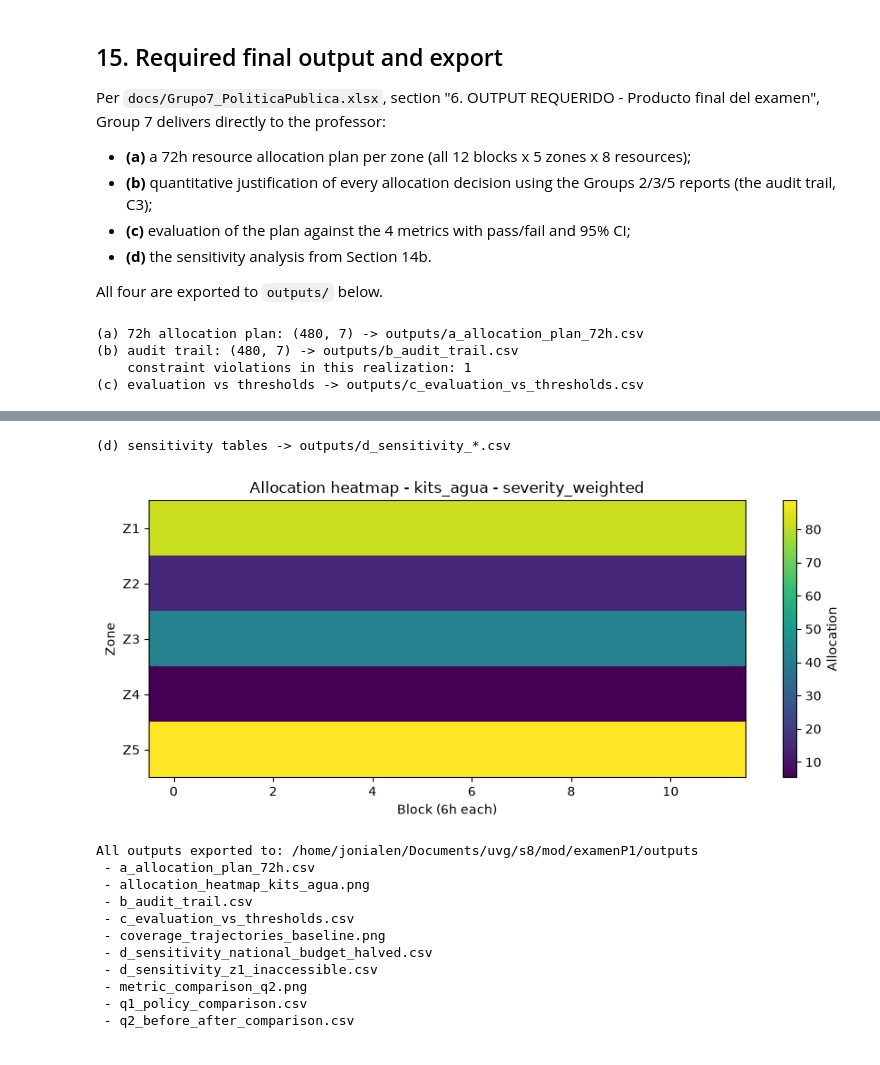
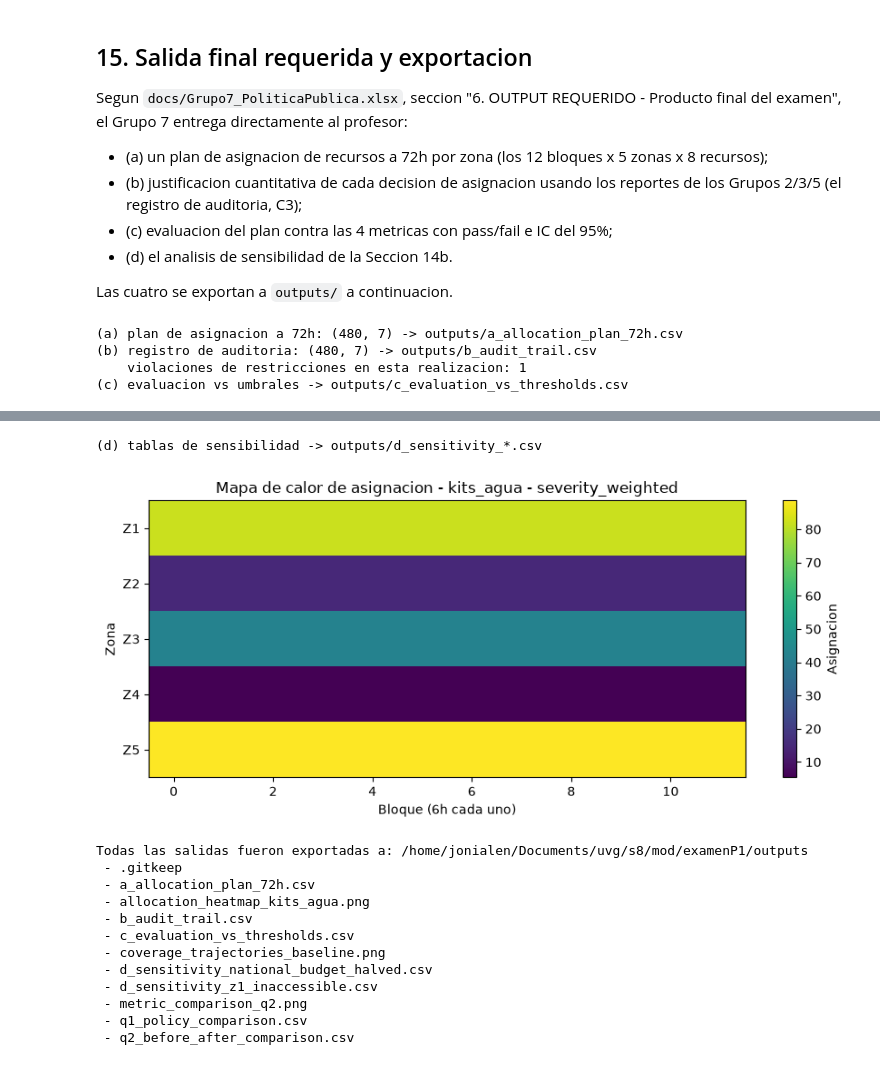
Before and after one commit to Qu3zada22/examen1-deep, a Jupyter notebook: notebooks/main.ipynb, the cells around one changed output, grey strips where cells are left out. Drawn from its saved outputs; the diff is of its cells as text; code cells hidden in the pictures.

```diff
--- a/notebooks/main.ipynb
+++ b/notebooks/main.ipynb
@@ -1282,7 +1311,7 @@ def run_replications(params, policy, n=None, seed=None, exchange=None, n_blocks=
 
 
 def summarize(array, axis=0):
-    """Return (mean, ci_lo, ci_hi) using the 2.5/97.5 percentiles as a 95% CI."""
+    """Retorna (mean, ci_lo, ci_hi) usando los percentiles 2.5/97.5 como IC del 95%."""
     alpha = 1.0 - CI_LEVEL
     lo = np.percentile(array, 100 * alpha / 2, axis=axis)
     hi = np.percentile(array, 100 * (1 - alpha / 2), axis=axis)
@@ -1291,7 +1320,7 @@ def summarize(array, axis=0):
 
 
 def compare(result_a, result_b):
-    """Per-metric delta table (result_b - result_a) with 95% CIs."""
+    """Tabla de deltas por metrica (result_b - result_a) con IC del 95%."""
     rows = []
     for name in result_a["metrics"]:
         a, b = result_a["metrics"][name], result_b["metrics"][name]
@@ -1309,6 +1338,6 @@ def compare(result_a, result_b):
     return pd.DataFrame(rows)
 
 
-print("Monte Carlo utilities ready. N_REPLICATIONS =", N_REPLICATIONS,
-      f"(assignment minimum: {ASSIGNMENT_MIN_REPLICATIONS})")
+print("Utilidades de Monte Carlo listas. N_REPLICATIONS =", N_REPLICATIONS,
+      f"(minimo del enunciado: {ASSIGNMENT_MIN_REPLICATIONS})")
 # %% [output]
@@ -1621,22 +1654,20 @@ placeholder assumption can distort a metric's interpretation.
 # %% [markdown]
-## 15. Required final output and export
+## 15. Salida final requerida y exportacion
 
-Per `docs/Grupo7_PoliticaPublica.xlsx`, section
-"6. OUTPUT REQUERIDO - Producto final del examen", Group 7 delivers
-directly to the professor:
+Segun `docs/Grupo7_PoliticaPublica.xlsx`, seccion "6. OUTPUT REQUERIDO -
+Producto final del examen", el Grupo 7 entrega directamente al profesor:
 
-- **(a)** a 72h resource allocation plan per zone (all 12 blocks x 5 zones
-  x 8 resources);
-- **(b)** quantitative justification of every allocation decision using the
-  Groups 2/3/5 reports (the audit trail, C3);
-- **(c)** evaluation of the plan against the 4 metrics with pass/fail and
-  95% CI;
-- **(d)** the sensitivity analysis from Section 14b.
+- (a) un plan de asignacion de recursos a 72h por zona (los 12 bloques x 5
+  zonas x 8 recursos);
+- (b) justificacion cuantitativa de cada decision de asignacion usando los
+  reportes de los Grupos 2/3/5 (el registro de auditoria, C3);
+- (c) evaluacion del plan contra las 4 metricas con pass/fail e IC del 95%;
+- (d) el analisis de sensibilidad de la Seccion 14b.
 
-All four are exported to `outputs/` below.
+Las cuatro se exportan a `outputs/` a continuacion.
 # %%
-# (a) 72h allocation plan: one deterministic run of the selected policy
-# over the full horizon, exported as a long-format table.
+# (a) Plan de asignacion a 72h: una corrida deterministica de la politica
+# seleccionada sobre el horizonte completo, exportada como tabla en formato largo.
 rng_final = np.random.default_rng(DEFAULT_SEED)
 final_result = simulate(params, POLICIES[SELECTED_POLICY], rng_final, exchange=exchange)
 
@@ -1655,18 +1686,18 @@ for t in range(final_result.n_blocks):
             })
 allocation_plan_72h = pd.DataFrame(plan_rows)
 allocation_plan_72h.to_csv(OUTPUTS / "a_allocation_plan_72h.csv", index=False)
-print("(a) 72h allocation plan:", allocation_plan_72h.shape, "-> outputs/a_allocation_plan_72h.csv")
+print("(a) plan de asignacion a 72h:", allocation_plan_72h.shape, "-> outputs/a_allocation_plan_72h.csv")
 
-# (b) audit trail (C3 - quantitative justification of every decision).
+# (b) Registro de auditoria (C3, justificacion cuantitativa de cada decision).
 final_audit_trail = build_audit_trail(final_result, params, SELECTED_POLICY)
 final_audit_trail.to_csv(OUTPUTS / "b_audit_trail.csv", index=False)
-print("(b) audit trail:", final_audit_trail.shape, "-> outputs/b_audit_trail.csv")
+print("(b) registro de auditoria:", final_audit_trail.shape, "-> outputs/b_audit_trail.csv")
 
 final_violations = check_constraints(final_result, params)
-print(f"    constraint violations in this realization: {len(final_violations)}")
+print(f"    violaciones de restricciones en esta realizacion: {len(final_violations)}")
 
-# (c) evaluation against the 4 metrics, with pass/fail and 95% CI (from the
-# Monte Carlo run already computed for the selected policy in Section 12/14b).
+# (c) Evaluacion contra las 4 metricas, con pass/fail e IC del 95% (a partir
+# de la corrida de Monte Carlo ya calculada para la politica seleccionada en la Seccion 12/14b).
 eval_rows = []
 for name in METRICS:
     mean, lo, hi = summarize(baseline_sens_mc["metrics"][name])
@@ -1674,46 +1705,47 @@ for name in METRICS:
     passed = (mean < d["threshold"]) if d["direction"] == "lower_is_better" else (mean > d["threshold"])
     eval_rows.append({
         "metric": name, "label": d["label"], "mean": mean, "ci_lo": lo, "ci_hi": hi,
         "threshold": d["threshold"], "weight": d["weight"], "pass": passed,
     })
 evaluation_table = pd.DataFrame(eval_rows)
 evaluation_table.to_csv(OUTPUTS / "c_evaluation_vs_thresholds.csv", index=False)
-print("(c) evaluation vs thresholds -> outputs/c_evaluation_vs_thresholds.csv")
+print("(c) evaluacion vs umbrales -> outputs/c_evaluation_vs_thresholds.csv")
 display(evaluation_table)
 
-# (d) sensitivity analysis tables (Section 14b).
+# (d) Tablas del analisis de sensibilidad (Seccion 14b).
 sensitivity_budget_table.to_csv(OUTPUTS / "d_sensitivity_national_budget_halved.csv", index=False)
 sensitivity_z1_table.to_csv(OUTPUTS / "d_sensitivity_z1_inaccessible.csv", index=False)
-print("(d) sensitivity tables -> outputs/d_sensitivity_*.csv")
+print("(d) tablas de sensibilidad -> outputs/d_sensitivity_*.csv")
 
-# Also export the Q1/Q2 tables and key figures.
+# Tambien exportar las tablas de Q1/Q2 y las figuras clave.
 q1_table.to_csv(OUTPUTS / "q1_policy_comparison.csv")
 q2_comparison_table.to_csv(OUTPUTS / "q2_before_after_comparison.csv", index=False)
 
 fig = plot_allocation_heatmap(
     final_result.allocation[:, :, RESOURCE_TYPES.index("kits_agua")],
-    title=f"Allocation heatmap - kits_agua - {SELECTED_POLICY}",
+    title=f"Mapa de calor de asignacion - kits_agua - {SELECTED_POLICY}",
     savepath=OUTPUTS / "allocation_heatmap_kits_agua.png",
 )
 plt.show()
 
 print()
-print("All outputs exported to:", OUTPUTS)
+print("Todas las salidas fueron exportadas a:", OUTPUTS)
 for p in sorted(OUTPUTS.iterdir()):
     print(" -", p.name)
 # %% [output]
-(a) 72h allocation plan: (480, 7) -> outputs/a_allocation_plan_72h.csv
-(b) audit trail: (480, 7) -> outputs/b_audit_trail.csv
-    constraint violations in this realization: 1
-(c) evaluation vs thresholds -> outputs/c_evaluation_vs_thresholds.csv
+(a) plan de asignacion a 72h: (480, 7) -> outputs/a_allocation_plan_72h.csv
+(b) registro de auditoria: (480, 7) -> outputs/b_audit_trail.csv
+    violaciones de restricciones en esta realizacion: 1
+(c) evaluacion vs umbrales -> outputs/c_evaluation_vs_thresholds.csv
 |  | metric | label | mean | ci_lo | ci_hi | threshold | weight | pass |
 | 0 | M1_tasa_mortalidad_evitable | Tasa de mortalidad evitable | 6.985255 | 6.801867 | 7.160336 | 15.0 | 0.30 | True |
 | 1 | M2_tiempo_promedio_respuesta | Tiempo promedio de respuesta (hor... | 0.000000 | 0.000000 | 0.000000 | 6.0 | 0.25 | True |
 | 2 | M3_cobertura_suministros | Cobertura de suministros en 24h (%) | 29.308137 | 24.818241 | 33.321906 | 80.0 | 0.25 | False |
 | 3 | M4_eficiencia_presupuestaria | Eficiencia presupuestaria (person... | 693.632319 | 670.695388 | 714.592906 | 850.0 | 0.20 | False |
-(d) sensitivity tables -> outputs/d_sensitivity_*.csv
+(d) tablas de sensibilidad -> outputs/d_sensitivity_*.csv
-[figure, old version]
+[figure, new version]
-All outputs exported to: /home/jonialen/Documents/uvg/s8/mod/examenP1/outputs
+Todas las salidas fueron exportadas a: /home/jonialen/Documents/uvg/s8/mod/examenP1/outputs
+ - .gitkeep
  - a_allocation_plan_72h.csv
  - allocation_heatmap_kits_agua.png
  - b_audit_trail.csv
```
Also changed, not shown: parts of 39 cells of this notebook, 4 other files.
